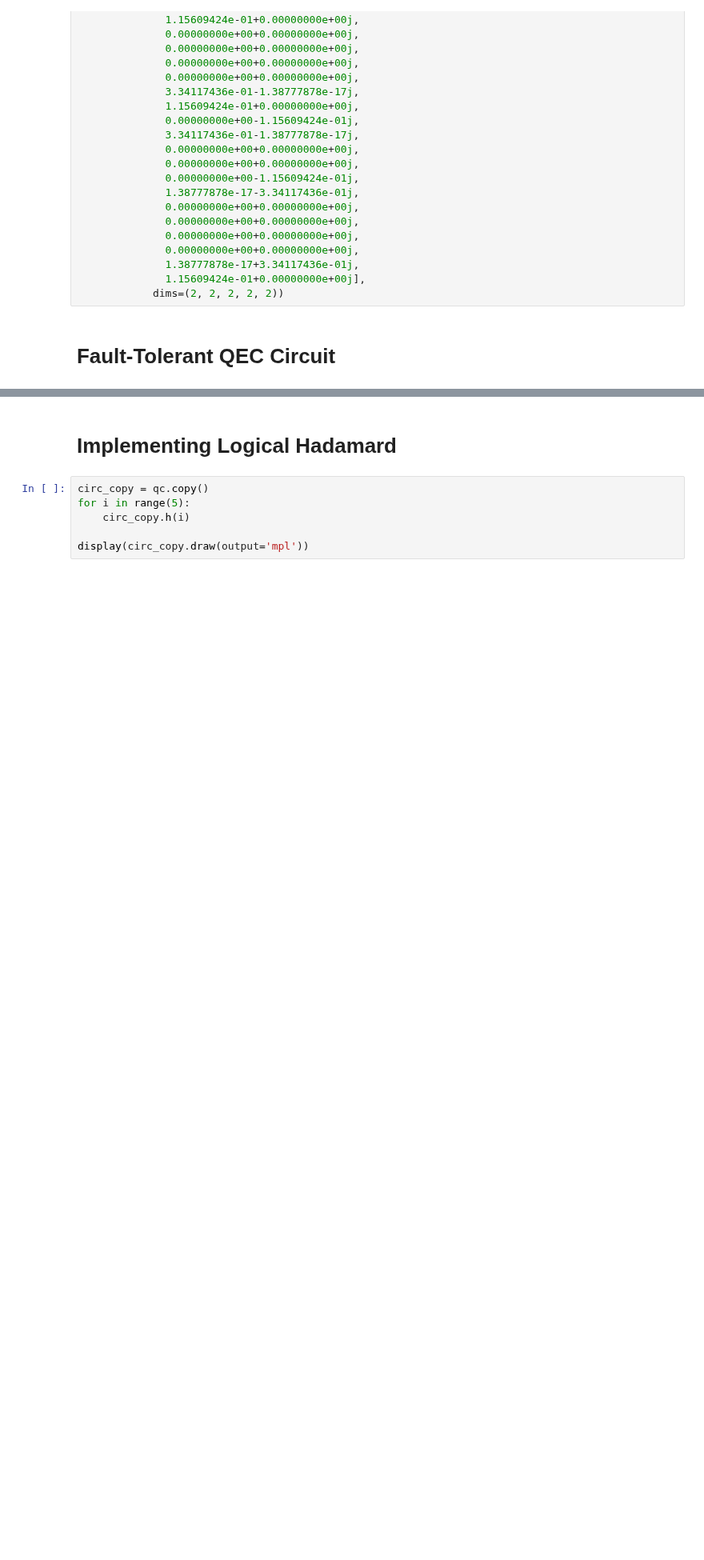
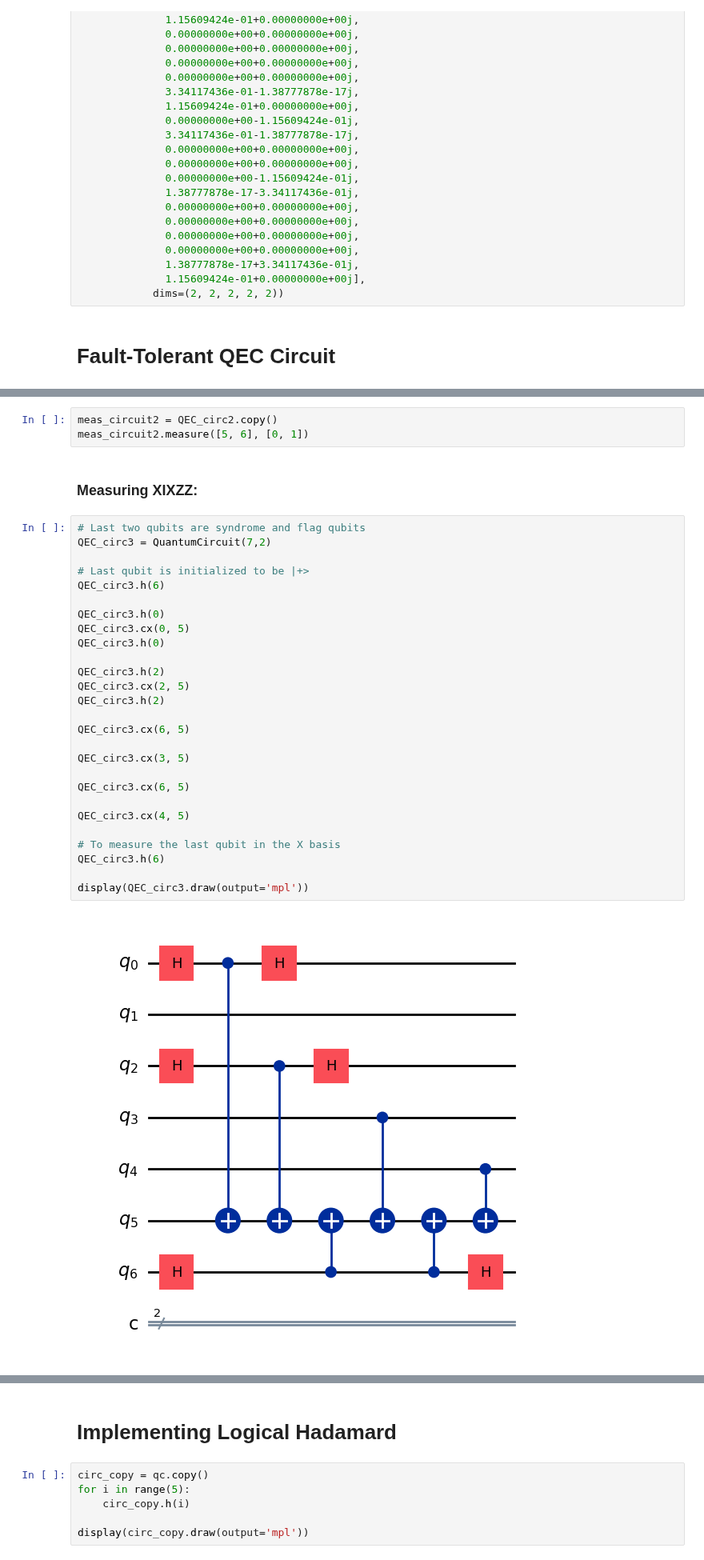
Before and after one commit to Sal7ySalt/Smallest-MSD-Protocol, a Jupyter notebook: 5_qubit_code.ipynb, the cells around one changed output, grey strips where cells are left out. Shown at 80% size. Saved outputs shown, nothing was run; the diff lists cells and outputs as text; blank space fills up the shorter version.

```diff
--- a/5_qubit_code.ipynb
+++ b/5_qubit_code.ipynb
@@ -150,0 +183,34 @@ meas_circuit_noise.measure([5, 6], [0, 1])
+# %%
+meas_circuit2 = QEC_circ2.copy()
+meas_circuit2.measure([5, 6], [0, 1])
+# %% [markdown]
+### Measuring XIXZZ:
+# %%
+# Last two qubits are syndrome and flag qubits
+QEC_circ3 = QuantumCircuit(7,2)
+
+# Last qubit is initialized to be |+>
+QEC_circ3.h(6)
+
+QEC_circ3.h(0)
+QEC_circ3.cx(0, 5)
+QEC_circ3.h(0)
+
+QEC_circ3.h(2)
+QEC_circ3.cx(2, 5)
+QEC_circ3.h(2)
+
+QEC_circ3.cx(6, 5)
+
+QEC_circ3.cx(3, 5)
+
+QEC_circ3.cx(6, 5)
+
+QEC_circ3.cx(4, 5)
+
+# To measure the last qubit in the X basis
+QEC_circ3.h(6)
+
+display(QEC_circ3.draw(output='mpl'))
+# %% [output]
+[figure, added]
```
Also changed, not shown: parts of 12 cells of this notebook.
